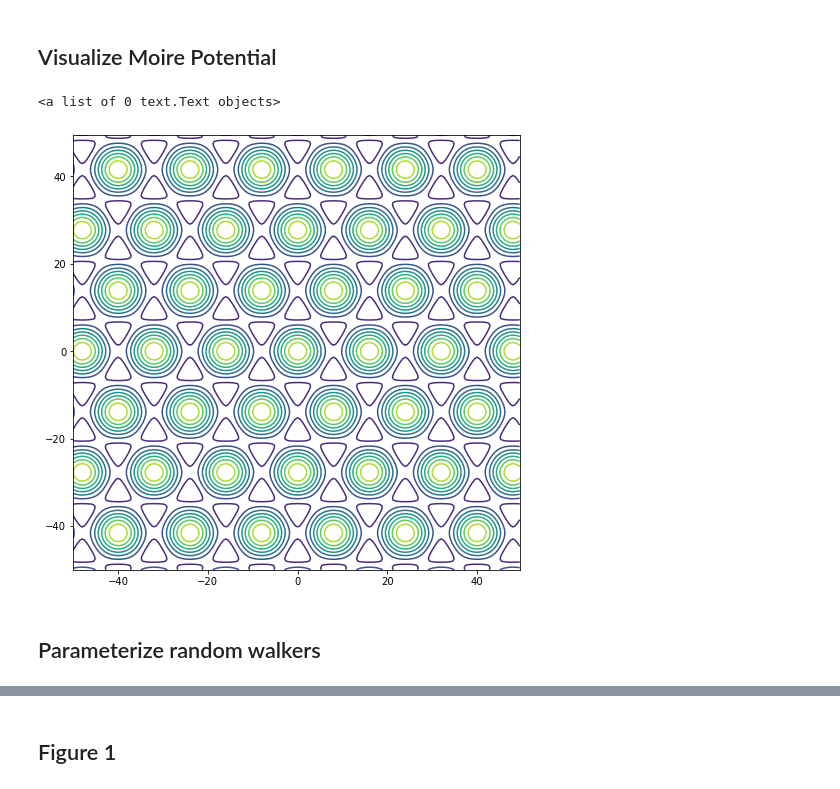
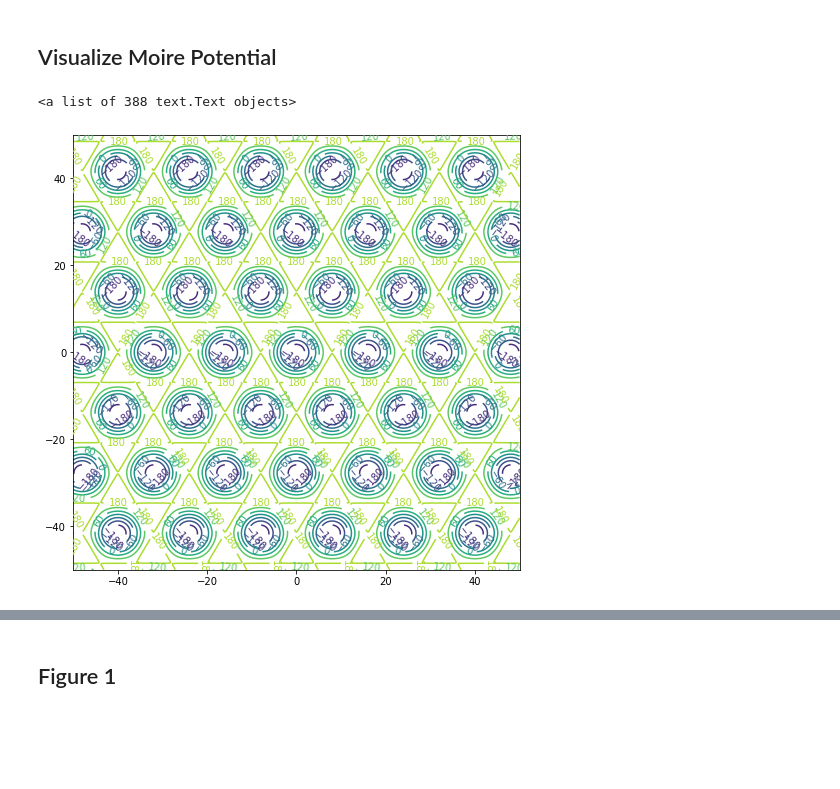
Before and after one commit to asaiacai/moire_walk, a Jupyter notebook: visualize.ipynb, the cells around one changed output, grey strips where cells are left out. Cells and saved outputs as stored; diff of their text form; code cells hidden in the pictures; blank space fills up the shorter version.

```diff
--- a/visualize.ipynb
+++ b/visualize.ipynb
@@ -13,17 +13,15 @@ import random
 # %%
 %autoreload 2
 fig, ax = plt.subplots(1, 1, figsize=(8, 8))
 
-delta = 0.5
+delta = 0.01
 x = np.arange(-50, 50, delta)
 y = np.arange(-50, 50, delta)
 X, Y = np.meshgrid(x, y)
-moire = Triangular_Lattice(16, 19.9) # 16nm lattice constant, 1eV energy amplitude
+moire = Triangular_Lattice(16, 39.8) # 16nm lattice constant, 1eV energy amplitude
 Z = moire.U(X, Y)
 CS = ax.contour(X, Y, Z)
 ax.clabel(CS, inline=1, fontsize=10)
 # %% [output]
-<a list of 0 text.Text objects>
+<a list of 388 text.Text objects>
-[figure, old version]
+[figure, new version]
-# %% [markdown]
-## Parameterize random walkers
```
Also changed, not shown: parts of 20 cells of this notebook, 3 other files.
